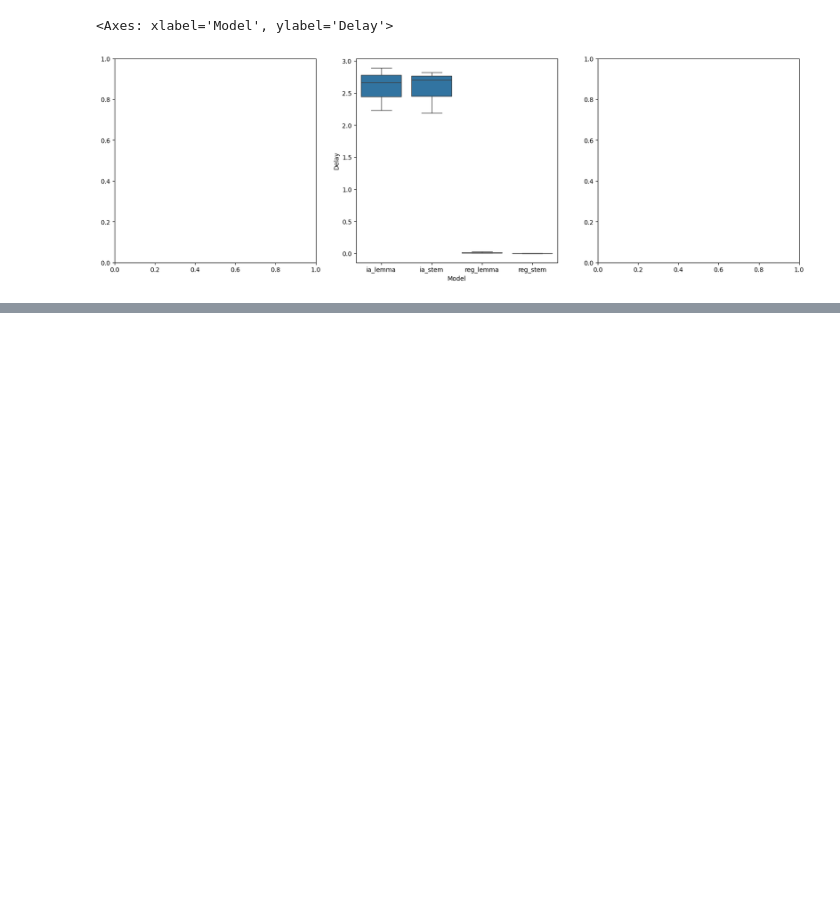
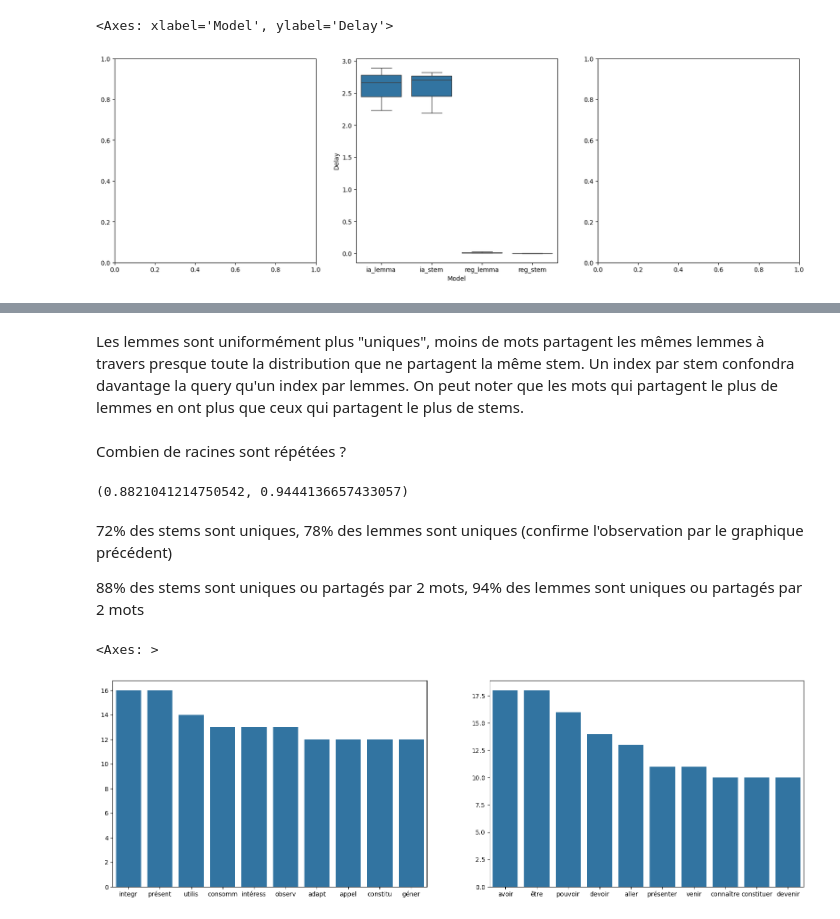
Before and after one commit to Ryustiel/LO17, a Jupyter notebook: evaluation.ipynb, the cells around one changed output, grey strips where cells are left out. Saved outputs shown, nothing was run; the diff lists cells and outputs as text; code cells hidden in the pictures; blank space fills up the shorter version.

```diff
--- a/evaluation.ipynb
+++ b/evaluation.ipynb
@@ -148,0 +203,34 @@ sns.boxplot(x="Model", y="Delay", data=df, ax=axs[1])
+# %% [markdown]
+Les lemmes sont uniformément plus "uniques", moins de mots partagent les mêmes lemmes à travers presque toute la distribution que ne partagent la même stem.
+Un index par stem confondra davantage la query qu'un index par lemmes.
+On peut noter que les mots qui partagent le plus de lemmes en ont plus que ceux qui partagent le plus de stems.
+# %% [markdown]
+Combien de racines sont répétées ?
+# %%
+counts_stems = {}
+for stem, count in shared_stems:
+    if count not in counts_stems:
+        counts_stems[count] = 0
+    counts_stems[count] += 1
+
+counts_lemmas = {}
+for lemma, count in shared_lemmas:
+    if count not in counts_lemmas:
+        counts_lemmas[count] = 0
+    counts_lemmas[count] += 1
+
+counts_stems[1] / sum(counts_stems.values()), counts_lemmas[1] / sum(counts_lemmas.values())
+# (counts_stems[1] + counts_stems[2]) / sum(counts_stems.values()), (counts_lemmas[1] + counts_lemmas[2]) / sum(counts_lemmas.values())
+# %% [output]
+(0.8821041214750542, 0.9444136657433057)
+# %% [markdown]
+72% des stems sont uniques, 78% des lemmes sont uniques (confirme l'observation par le graphique précédent)
+
+88% des stems sont uniques ou partagés par 2 mots, 94% des lemmes sont uniques ou partagés par 2 mots
+# %%
+fig, axs = plt.subplots(1, 2, figsize=(20, 6))
+sns.barplot(x=[x[0] for x in shared_stems[:10]], y=[x[1] for x in shared_stems[:10]], ax=axs[0])
+sns.barplot(x=[x[0] for x in shared_lemmas[:10]], y=[x[1] for x in shared_lemmas[:10]], ax=axs[1])
+# %% [output]
+<Axes: >
+[figure, added]
```
Also changed, not shown: parts of 8 cells of this notebook.
